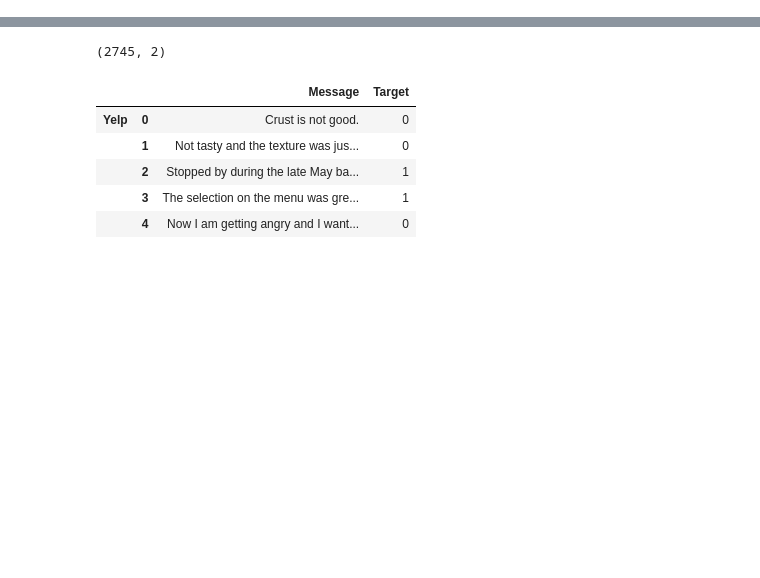
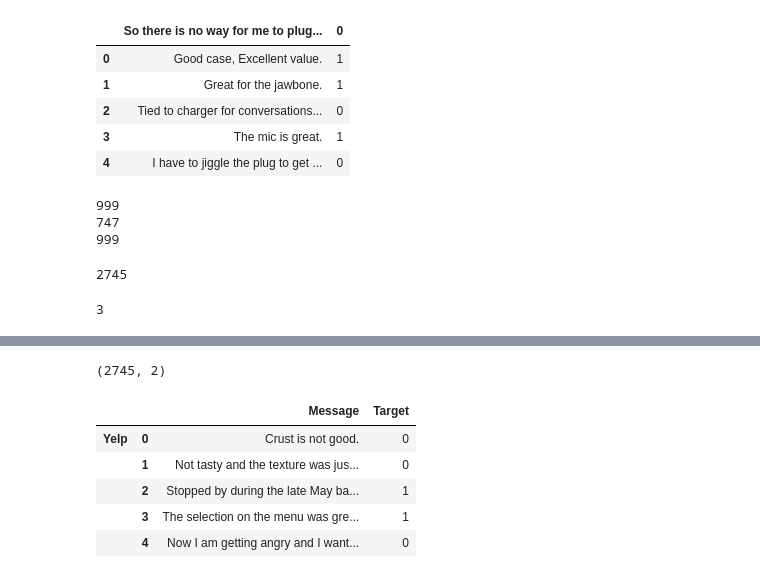
Before and after one commit to rahulvaish/NaturalLanguageProcessing-Python, a Jupyter notebook: TextClassificationSentiment Analysis/TextClassificationSentimentAnalysis.ipynb, the cells around one changed output, grey strips where cells are left out. Saved outputs shown, nothing was run; the diff lists cells and outputs as text; code cells hidden in the pictures; blank space fills up the shorter version.

```diff
--- a/TextClassificationSentiment Analysis/TextClassificationSentimentAnalysis.ipynb
+++ b/TextClassificationSentiment Analysis/TextClassificationSentimentAnalysis.ipynb
@@ -9,2 +27,23 @@ df_amz = pd.read_table('C:/Users/rvaish/Documents/Python Scripts/NLP-SentimentAn
+# %%
+df_amz.head(5)
+# %% [output]
+|  | So there is no way for me to plug... | 0 |
+| 0 | Good case, Excellent value. | 1 |
+| 1 | Great for the jawbone. | 1 |
+| 2 | Tied to charger for conversations... | 0 |
+| 3 | The mic is great. | 1 |
+| 4 | I have to jiggle the plug to get ... | 0 |
+# %%
+print(len(df_yelp))
+print(len(df_imdb))
+print(len(df_amz))
+# %% [output]
+999
+747
+999
+# %%
+999 + 747 + 999
+# %% [output]
+2745
 # %%
 # Concatenate our Datasets
@@ -12,3 +51,7 @@ frames = [df_yelp,df_imdb,df_amz]
+# %%
+print(len(frames))
+# %% [output]
+3
 # %%
 # Renaming Column Headers
 for colname in frames:
```
Also changed, not shown: parts of 6 cells of this notebook, 1 other file.
